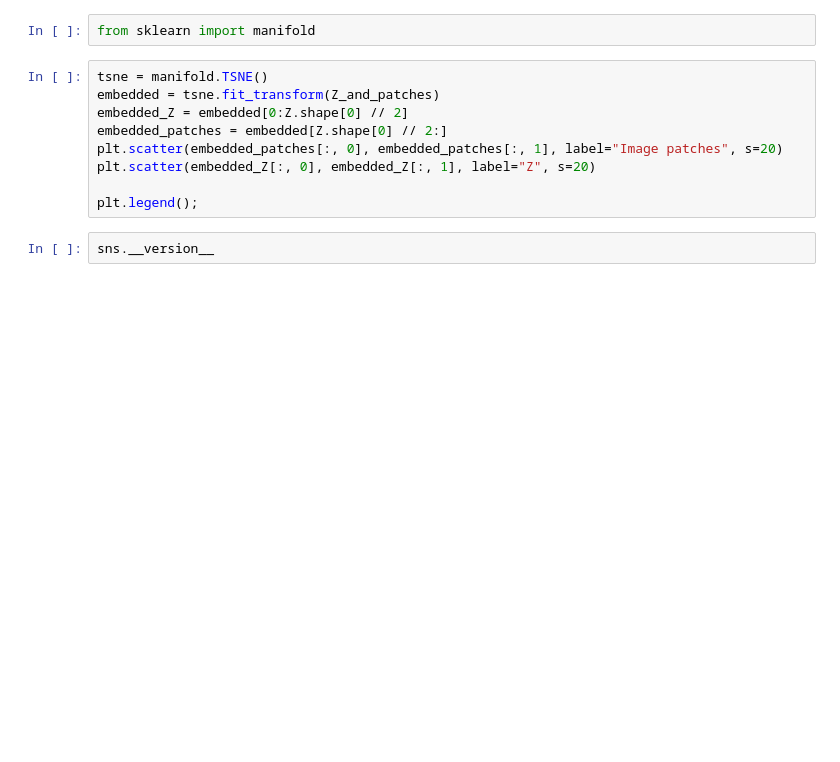
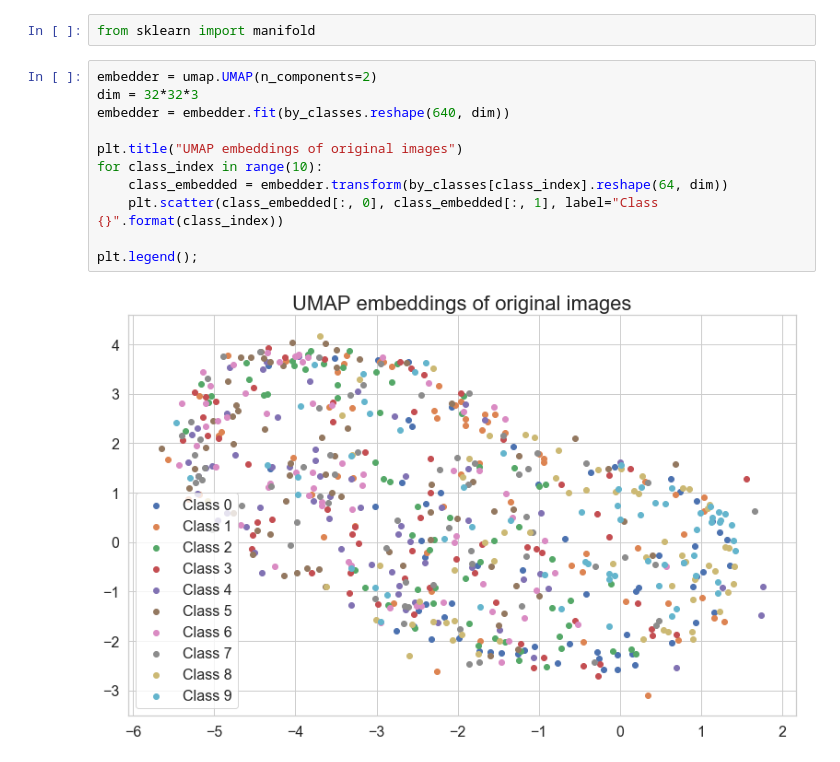
Before and after one commit to kekeblom/DeepCGP, a Jupyter notebook: notebooks/Inspect.ipynb, the cells around one changed output. Drawn from its saved outputs; the diff is of its cells as text; blank space fills up the shorter version.

```diff
--- a/notebooks/Inspect.ipynb
+++ b/notebooks/Inspect.ipynb
@@ -139,13 +177,15 @@ plt.legend();
 # %%
 from sklearn import manifold
-# %%
-tsne = manifold.TSNE()
-embedded = tsne.fit_transform(Z_and_patches)
-embedded_Z = embedded[0:Z.shape[0] // 2]
-embedded_patches = embedded[Z.shape[0] // 2:]
-plt.scatter(embedded_patches[:, 0], embedded_patches[:, 1], label="Image patches", s=20)
-plt.scatter(embedded_Z[:, 0], embedded_Z[:, 1], label="Z", s=20)
-
-plt.legend();
-# %%
-sns.__version__
+# %%
+embedder = umap.UMAP(n_components=2)
+dim = 32*32*3
+embedder = embedder.fit(by_classes.reshape(640, dim))
+
+plt.title("UMAP embeddings of original images")
+for class_index in range(10):
+    class_embedded = embedder.transform(by_classes[class_index].reshape(64, dim))
+    plt.scatter(class_embedded[:, 0], class_embedded[:, 1], label="Class {}".format(class_index))
+
+plt.legend();
+# %% [output]
+[figure, added]
```
Also changed, not shown: parts of 20 cells of this notebook.
